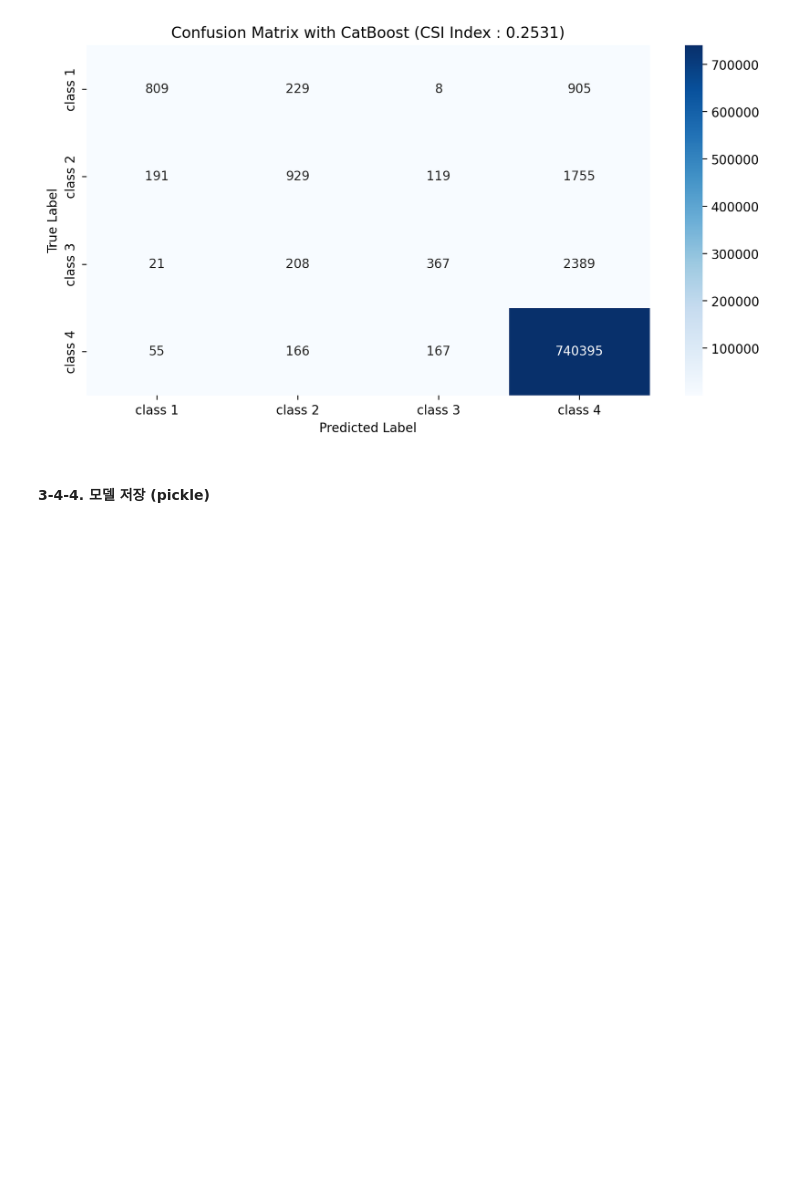
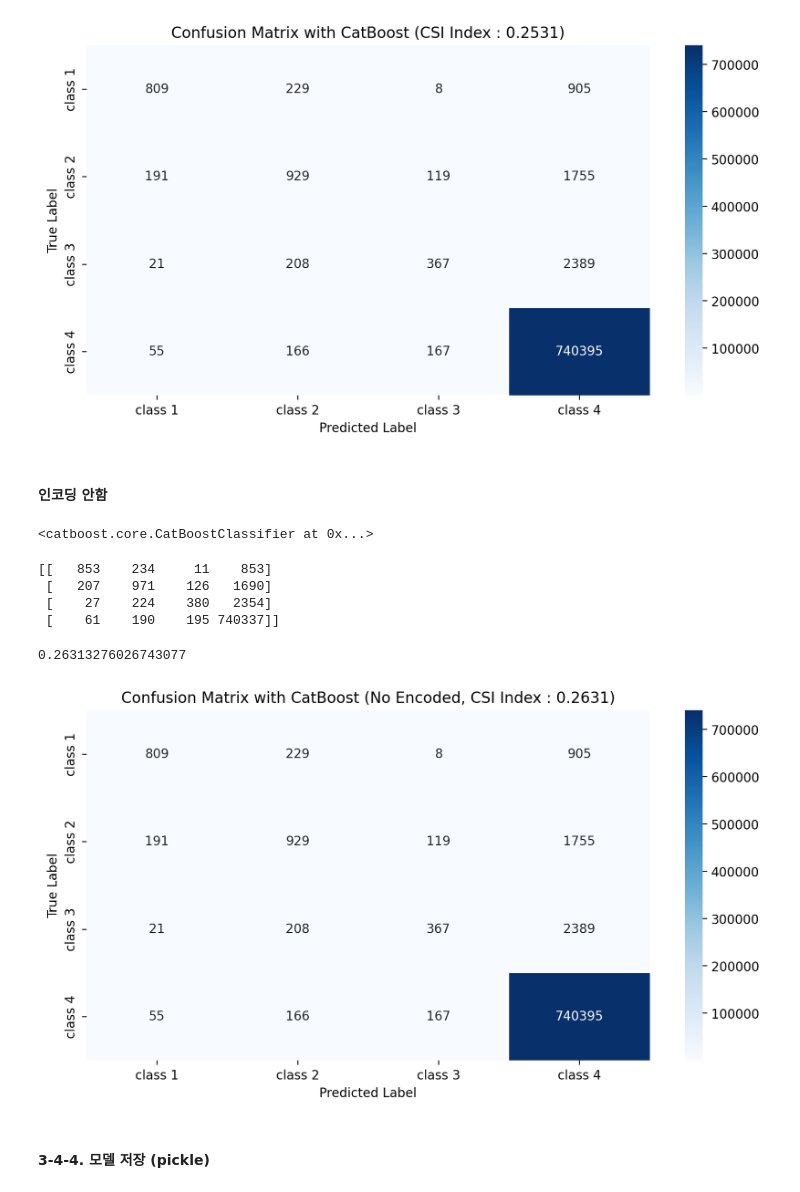
Before and after one commit to benidjor/weather-contest, a Jupyter notebook: model_catboost_tek2.ipynb, the cells around one changed output. Drawn from its saved outputs; the diff is of its cells as text; code cells hidden in the pictures; blank space fills up the shorter version.

```diff
--- a/model_catboost_tek2.ipynb
+++ b/model_catboost_tek2.ipynb
@@ -536,6 +726,54 @@ plt.ylabel('True Label')
 plt.show()
 # %% [output]
 [figure]
+# %% [markdown]
+#### 인코딩 안함
+# %%
+cat_optuna_no_enc.fit(X_train, y_train, cat_features=cat_features)
+# %% [output]
+<catboost.core.CatBoostClassifier at 0x...>
+# %%
+y_val_pred_no_enc = cat_optuna_no_enc.predict(X_val)
+# %%
+cat_cm_no_enc = confusion_matrix(y_val, y_val_pred_no_enc)
+print(cat_cm_no_enc)
+
+csi_cat_no_enc = csi_index(y_val, y_val_pred_no_enc)
+csi_cat_no_enc
+# %% [output]
+[[   853    234     11    853]
+ [   207    971    126   1690]
+ [    27    224    380   2354]
+ [    61    190    195 740337]]
+0.26313276026743077
+# %%
+# Confusion Matrix 시각화
+
+plt.figure(figsize=(10,5))
+
+# target 컬럼 값들 unique_value에 선언
+unique_value = np.unique(y_val_pred_no_enc, return_counts = False)
+
+# Confusion Matrix에 label 표시하기 위해 "class" + value 합쳐준다
+unique_value_list = []
+for i, value in enumerate(unique_value):
+    unique_value_list.append("class " + str(int(value)))
+
+
+pred_labels = unique_value_list
+sns.heatmap(cat_cm,
+            annot=True,
+            fmt="d",
+            cmap="Blues",
+            xticklabels = pred_labels,
+            yticklabels = pred_labels)
+
+plt.title(f'Confusion Matrix with CatBoost (No Encoded, CSI Index : {np.round(csi_cat_no_enc, 4)})')
+plt.xlabel('Predicted Label')
+plt.ylabel('True Label')
+plt.show()
+# %% [output]
+[figure, added]
 # %% [markdown]
 #### 3-4-4. 모델 저장 (pickle)
 # %%
```
Also changed, not shown: parts of 25 cells of this notebook, 6 other files.
